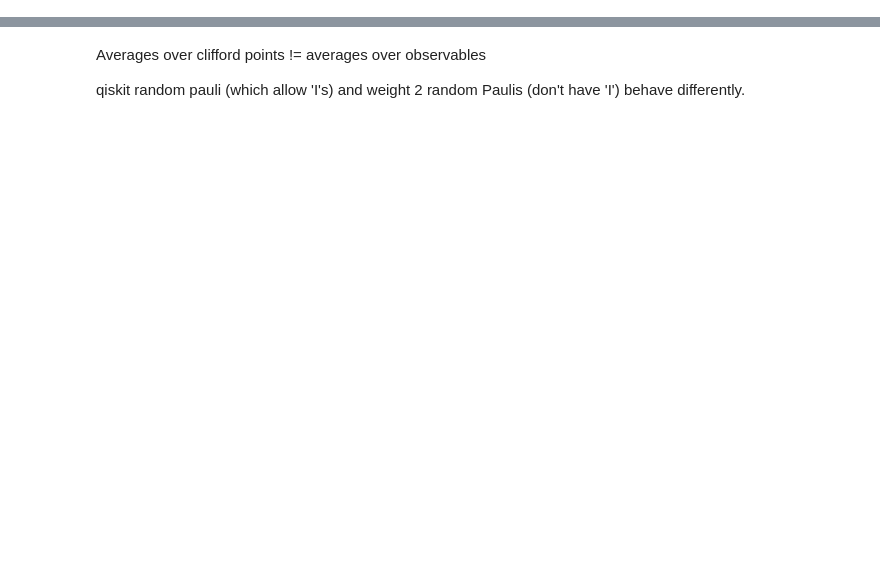
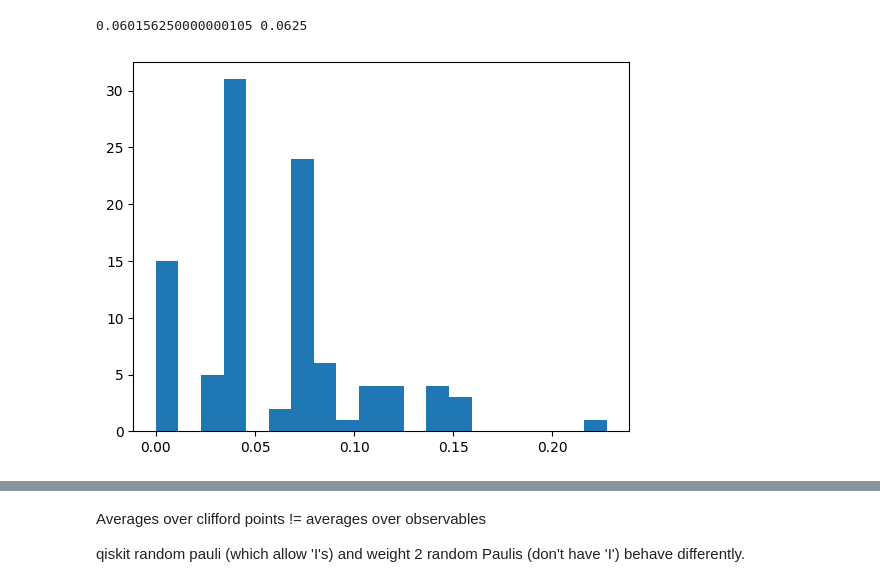
Before and after one commit to idnm/barren_traps, a Jupyter notebook: barren_traps.ipynb, the cells around one changed output, grey strips where cells are left out. Drawn from its saved outputs; the diff is of its cells as text; code cells hidden in the pictures; blank space fills up the shorter version.

```diff
--- a/barren_traps.ipynb
+++ b/barren_traps.ipynb
@@ -291,3 +315,11 @@ observables[:13]
+# %%
+means = np.abs(values).mean(axis=1)
+print(means.mean(), 2**-num_qubits)
+plt.hist(means, bins=20);
+# np.abs(values).mean(1)
+# %% [output]
+0.060156250000000105 0.0625
+[figure, added]
 # %%
 num_observables = 10000
 observables = [random_two_body_pauli(vqa.num_qubits) for _ in range(num_observables)]
```
Also changed, not shown: parts of 22 cells of this notebook.
